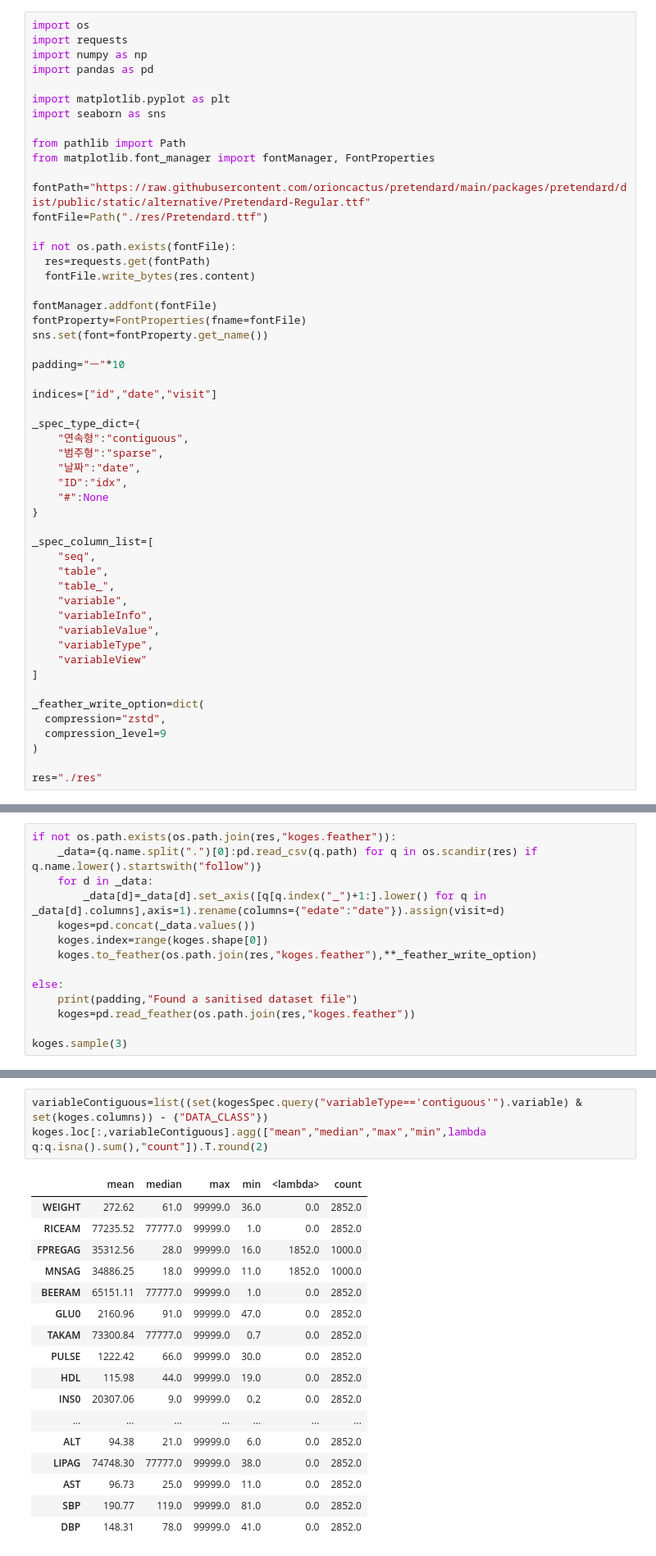
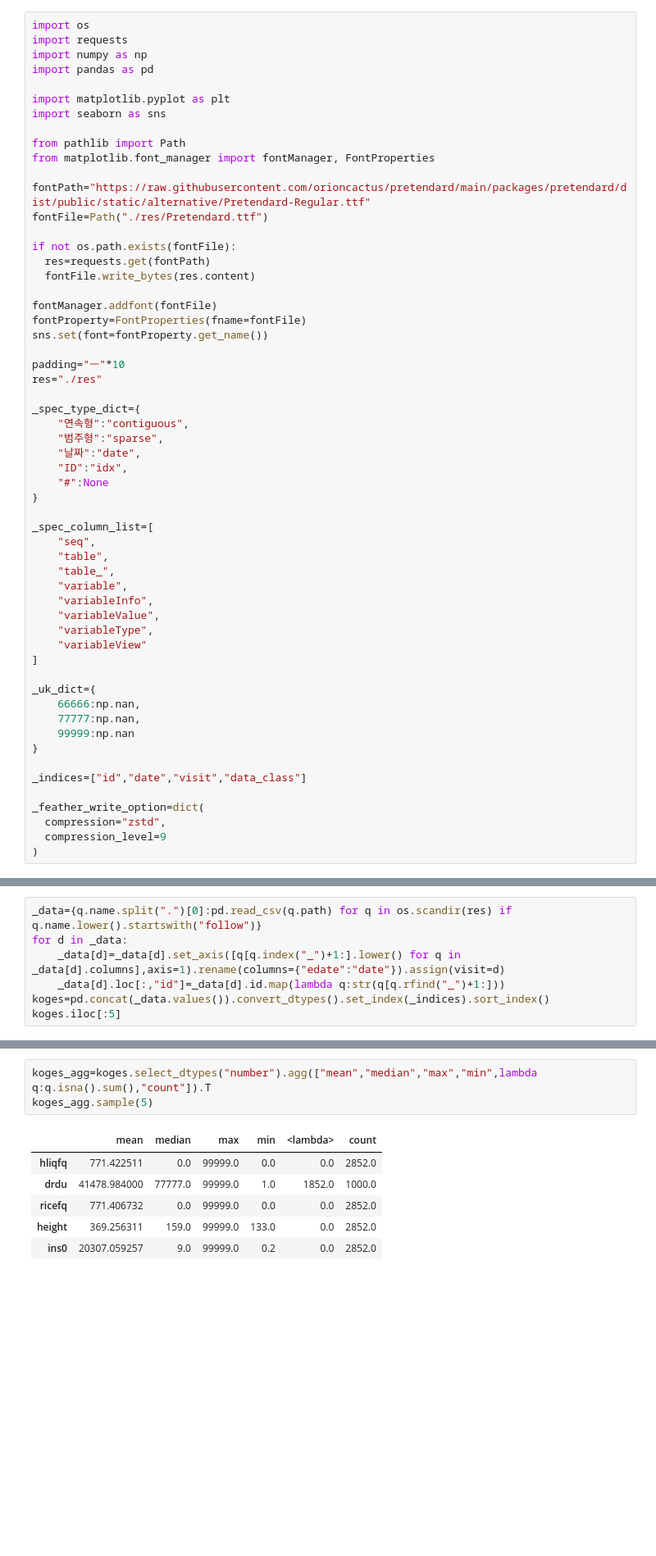
Before and after one commit to beeseosil/nih.go.kr, a Jupyter notebook: koges/qwer.ipynb, the cells around one changed output, grey strips where cells are left out. Shown: that part at 82% size. Cells and saved outputs as stored; diff of their text form; blank space fills up the shorter version.

```diff
--- a/koges/qwer.ipynb
+++ b/koges/qwer.ipynb
@@ -27,8 +27,7 @@ fontProperty=FontProperties(fname=fontFile)
 sns.set(font=fontProperty.get_name())
 
 padding="ㅡ"*10
-
-indices=["id","date","visit"]
+res="./res"
 
 _spec_type_dict={
     "연속형":"contiguous",
@@ -49,12 +48,18 @@ _spec_column_list=[
     "variableView"
 ]
 
+_uk_dict={
+    66666:np.nan,
+    77777:np.nan,
+    99999:np.nan
+}
+
+_indices=["id","date","visit","data_class"]
+
 _feather_write_option=dict(
   compression="zstd",
   compression_level=9
 )
-
-res="./res"
 # %% [markdown]
 ## Preprocess Dataset Specification (code-book)
 # %%
@@ -110,17 +114,10 @@ koges_spec[koges_spec.variableType=="sparse"].sample(5)
 # %% [markdown]
 ## Preprocess Dataset
 # %%
-if not os.path.exists(os.path.join(res,"koges.feather")):
-    _data={q.name.split(".")[0]:pd.read_csv(q.path) for q in os.scandir(res) if q.name.lower().startswith("follow")}
-    for d in _data:
-        _data[d]=_data[d].set_axis([q[q.index("_")+1:].lower() for q in _data[d].columns],axis=1).rename(columns={"edate":"date"}).assign(visit=d)
-    koges=pd.concat(_data.values())
-    koges.index=range(koges.shape[0])
-    koges.to_feather(os.path.join(res,"koges.feather"),**_feather_write_option)
-
-else:
-    print(padding,"Found a sanitised dataset file")
-    koges=pd.read_feather(os.path.join(res,"koges.feather"))
-
-koges.sample(3)
+_data={q.name.split(".")[0]:pd.read_csv(q.path) for q in os.scandir(res) if q.name.lower().startswith("follow")}
+for d in _data:
+    _data[d]=_data[d].set_axis([q[q.index("_")+1:].lower() for q in _data[d].columns],axis=1).rename(columns={"edate":"date"}).assign(visit=d)
+    _data[d].loc[:,"id"]=_data[d].id.map(lambda q:str(q[q.rfind("_")+1:]))
+koges=pd.concat(_data.values()).convert_dtypes().set_index(_indices).sort_index()
+koges.iloc[:5]
 # %% [output]
@@ -134,21 +134,10 @@ koges.sample(3)
 # %%
-variableContiguous=list((set(kogesSpec.query("variableType=='contiguous'").variable) & set(koges.columns)) - {"DATA_CLASS"})
-koges.loc[:,variableContiguous].agg(["mean","median","max","min",lambda q:q.isna().sum(),"count"]).T.round(2)
+koges_agg=koges.select_dtypes("number").agg(["mean","median","max","min",lambda q:q.isna().sum(),"count"]).T
+koges_agg.sample(5)
 # %% [output]
 |  | mean | median | max | min | <lambda> | count |
-| WEIGHT | 272.62 | 61.0 | 99999.0 | 36.0 | 0.0 | 2852.0 |
-| RICEAM | 77235.52 | 77777.0 | 99999.0 | 1.0 | 0.0 | 2852.0 |
-| FPREGAG | 35312.56 | 28.0 | 99999.0 | 16.0 | 1852.0 | 1000.0 |
-| MNSAG | 34886.25 | 18.0 | 99999.0 | 11.0 | 1852.0 | 1000.0 |
-| BEERAM | 65151.11 | 77777.0 | 99999.0 | 1.0 | 0.0 | 2852.0 |
-| GLU0 | 2160.96 | 91.0 | 99999.0 | 47.0 | 0.0 | 2852.0 |
-| TAKAM | 73300.84 | 77777.0 | 99999.0 | 0.7 | 0.0 | 2852.0 |
-| PULSE | 1222.42 | 66.0 | 99999.0 | 30.0 | 0.0 | 2852.0 |
-| HDL | 115.98 | 44.0 | 99999.0 | 19.0 | 0.0 | 2852.0 |
-| INS0 | 20307.06 | 9.0 | 99999.0 | 0.2 | 0.0 | 2852.0 |
-| ... | ... | ... | ... | ... | ... | ... |
-| ALT | 94.38 | 21.0 | 99999.0 | 6.0 | 0.0 | 2852.0 |
-| LIPAG | 74748.30 | 77777.0 | 99999.0 | 38.0 | 0.0 | 2852.0 |
-| AST | 96.73 | 25.0 | 99999.0 | 11.0 | 0.0 | 2852.0 |
-| SBP | 190.77 | 119.0 | 99999.0 | 81.0 | 0.0 | 2852.0 |
-| DBP | 148.31 | 78.0 | 99999.0 | 41.0 | 0.0 | 2852.0 |
+| hliqfq | 771.422511 | 0.0 | 99999.0 | 0.0 | 0.0 | 2852.0 |
+| drdu | 41478.984000 | 77777.0 | 99999.0 | 1.0 | 1852.0 | 1000.0 |
+| ricefq | 771.406732 | 0.0 | 99999.0 | 0.0 | 0.0 | 2852.0 |
+| height | 369.256311 | 159.0 | 99999.0 | 133.0 | 0.0 | 2852.0 |
+| ins0 | 20307.059257 | 9.0 | 99999.0 | 0.2 | 0.0 | 2852.0 |
```
Also changed, not shown: parts of 28 cells of this notebook, 2 other files.
